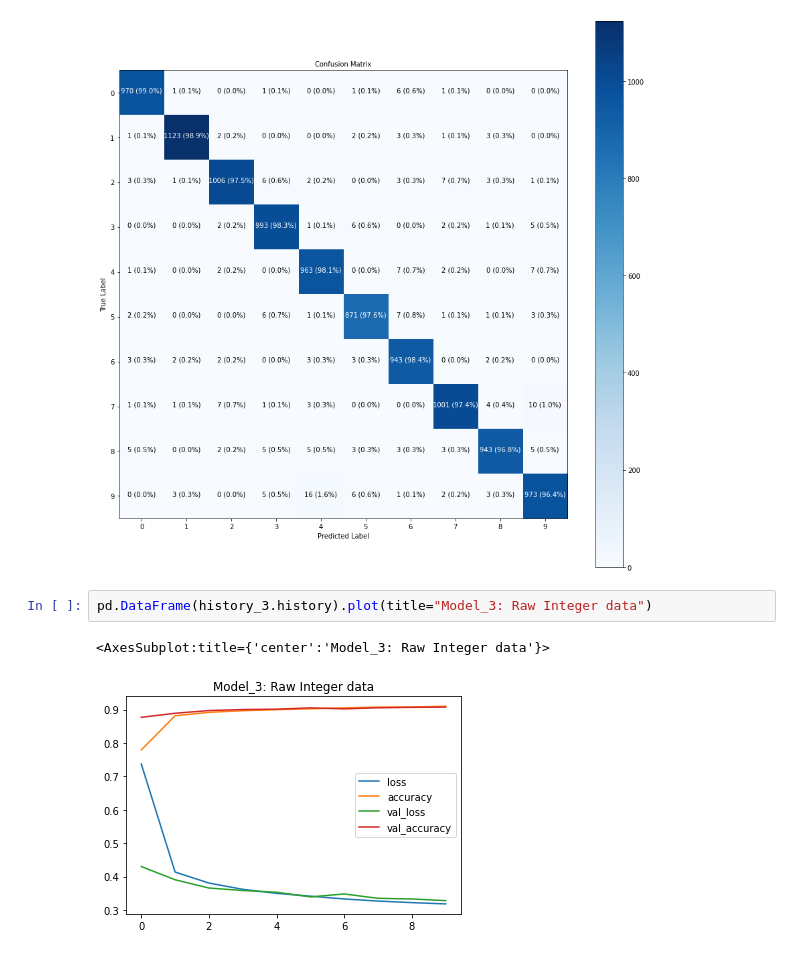
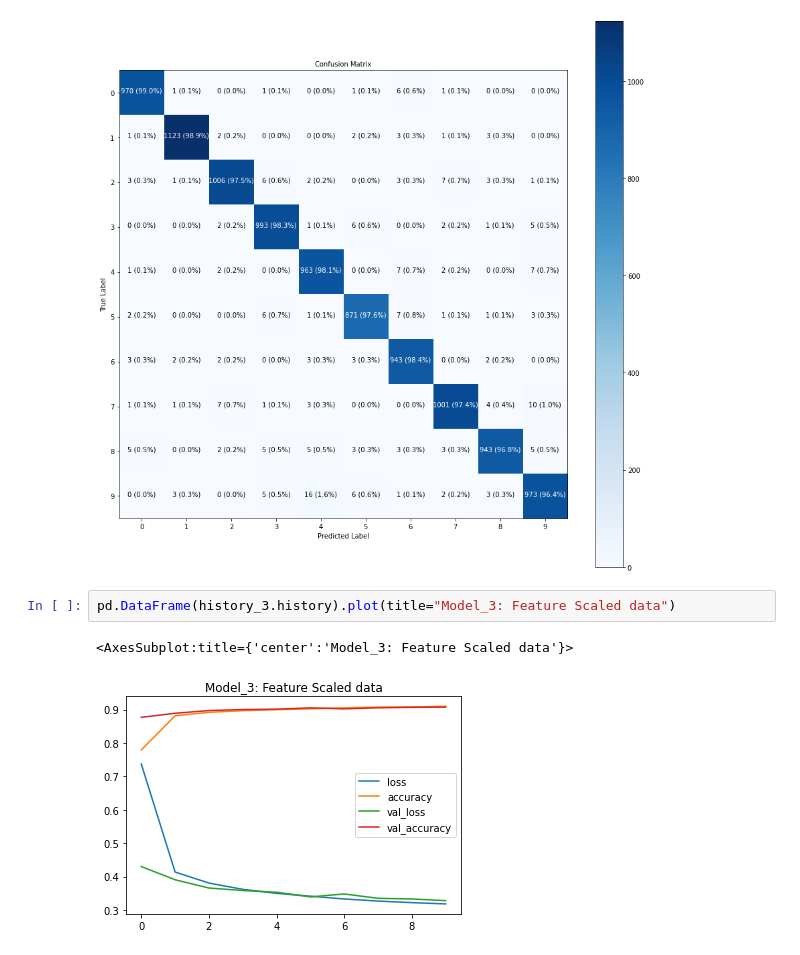
Before and after one commit to CSaintos/NumberLearning, a Jupyter notebook: Scaled-MNIST-NN.ipynb, the cells around one changed output. Saved outputs shown, nothing was run; the diff lists cells and outputs as text.

```diff
--- a/Scaled-MNIST-NN.ipynb
+++ b/Scaled-MNIST-NN.ipynb
@@ -410,7 +410,7 @@ plot_confusion_matrix(y_test, y_preds_5, figsize=(15,15), text_size=10)
 # %% [output]
 [figure]
 # %%
-pd.DataFrame(history_3.history).plot(title="Model_3: Raw Integer data")
+pd.DataFrame(history_3.history).plot(title="Model_3: Feature Scaled data")
 # %% [output]
-<AxesSubplot:title={'center':'Model_3: Raw Integer data'}>
+<AxesSubplot:title={'center':'Model_3: Feature Scaled data'}>
-[figure, old version]
+[figure, new version]
```
Also changed, not shown: parts of 6 cells of this notebook, 4 other files.
